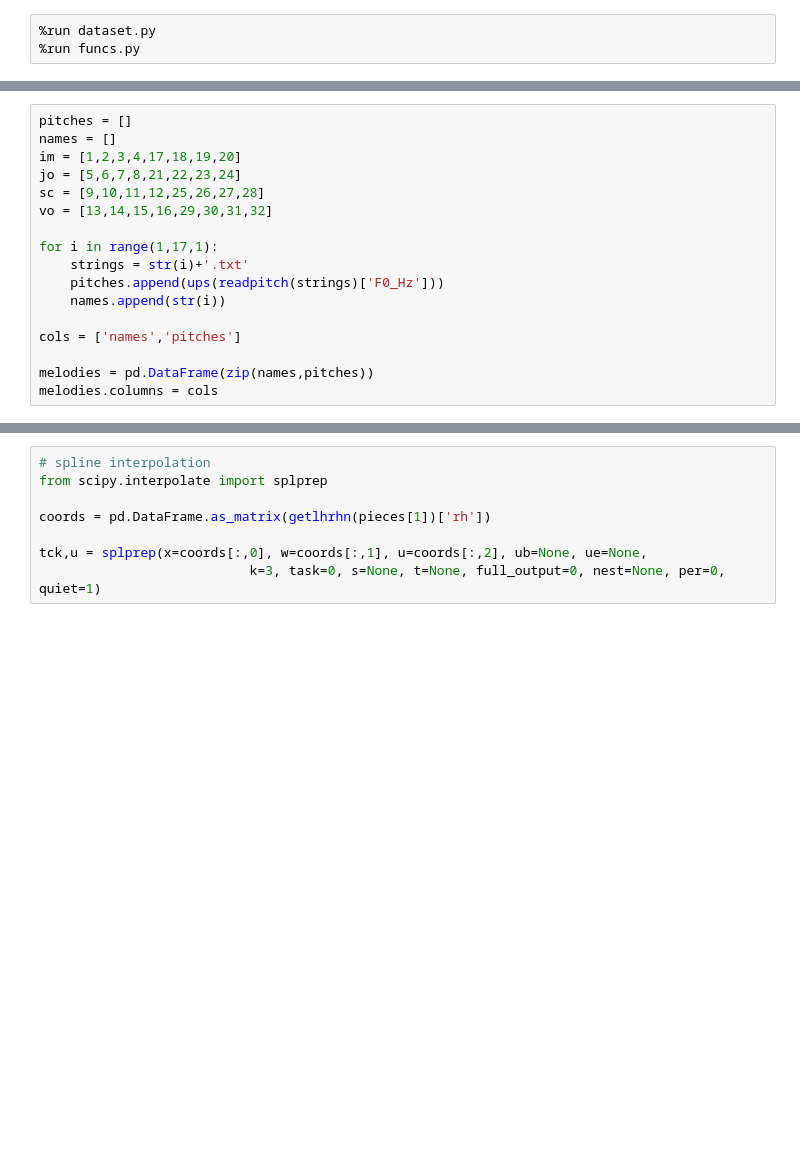
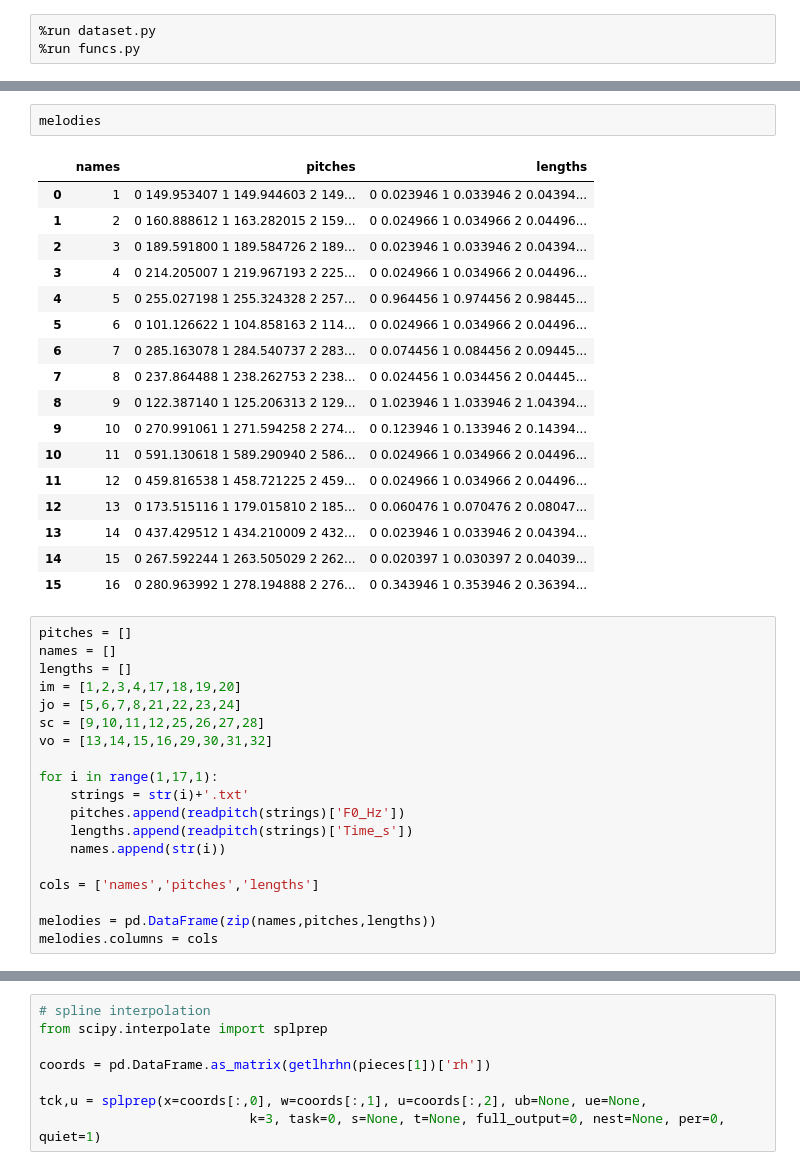
Before and after one commit to shockmonger/melmot, a Jupyter notebook: finalplotting.ipynb, the cells around one changed output, grey strips where cells are left out. Saved outputs shown, nothing was run; the diff lists cells and outputs as text; blank space fills up the shorter version.

```diff
--- a/finalplotting.ipynb
+++ b/finalplotting.ipynb
@@ -37,6 +81,27 @@ for i in range(4):
+# %%
+melodies
+# %% [output]
+|  | names | pitches | lengths |
+| 0 | 1 | 0 149.953407 1 149.944603 2 149... | 0 0.023946 1 0.033946 2 0.04394... |
+| 1 | 2 | 0 160.888612 1 163.282015 2 159... | 0 0.024966 1 0.034966 2 0.04496... |
+| 2 | 3 | 0 189.591800 1 189.584726 2 189... | 0 0.023946 1 0.033946 2 0.04394... |
+| 3 | 4 | 0 214.205007 1 219.967193 2 225... | 0 0.024966 1 0.034966 2 0.04496... |
+| 4 | 5 | 0 255.027198 1 255.324328 2 257... | 0 0.964456 1 0.974456 2 0.98445... |
+| 5 | 6 | 0 101.126622 1 104.858163 2 114... | 0 0.024966 1 0.034966 2 0.04496... |
+| 6 | 7 | 0 285.163078 1 284.540737 2 283... | 0 0.074456 1 0.084456 2 0.09445... |
+| 7 | 8 | 0 237.864488 1 238.262753 2 238... | 0 0.024456 1 0.034456 2 0.04445... |
+| 8 | 9 | 0 122.387140 1 125.206313 2 129... | 0 1.023946 1 1.033946 2 1.04394... |
+| 9 | 10 | 0 270.991061 1 271.594258 2 274... | 0 0.123946 1 0.133946 2 0.14394... |
+| 10 | 11 | 0 591.130618 1 589.290940 2 586... | 0 0.024966 1 0.034966 2 0.04496... |
+| 11 | 12 | 0 459.816538 1 458.721225 2 459... | 0 0.024966 1 0.034966 2 0.04496... |
+| 12 | 13 | 0 173.515116 1 179.015810 2 185... | 0 0.060476 1 0.070476 2 0.08047... |
+| 13 | 14 | 0 437.429512 1 434.210009 2 432... | 0 0.023946 1 0.033946 2 0.04394... |
+| 14 | 15 | 0 267.592244 1 263.505029 2 262... | 0 0.020397 1 0.030397 2 0.04039... |
+| 15 | 16 | 0 280.963992 1 278.194888 2 276... | 0 0.343946 1 0.353946 2 0.36394... |
 # %%
 pitches = []
 names = []
+lengths = []
 im = [1,2,3,4,17,18,19,20]
 jo = [5,6,7,8,21,22,23,24]
 sc = [9,10,11,12,25,26,27,28]
@@ -44,12 +109,13 @@ vo = [13,14,15,16,29,30,31,32]
 
 for i in range(1,17,1):
     strings = str(i)+'.txt'
-    pitches.append(ups(readpitch(strings)['F0_Hz']))
+    pitches.append(readpitch(strings)['F0_Hz'])
+    lengths.append(readpitch(strings)['Time_s'])
     names.append(str(i))
 
-cols = ['names','pitches']
+cols = ['names','pitches','lengths']
 
-melodies = pd.DataFrame(zip(names,pitches))
+melodies = pd.DataFrame(zip(names,pitches,lengths))
 melodies.columns = cols
 # %%
 %run dataext.py
```
Also changed, not shown: parts of 8 cells of this notebook, 24 other files.
